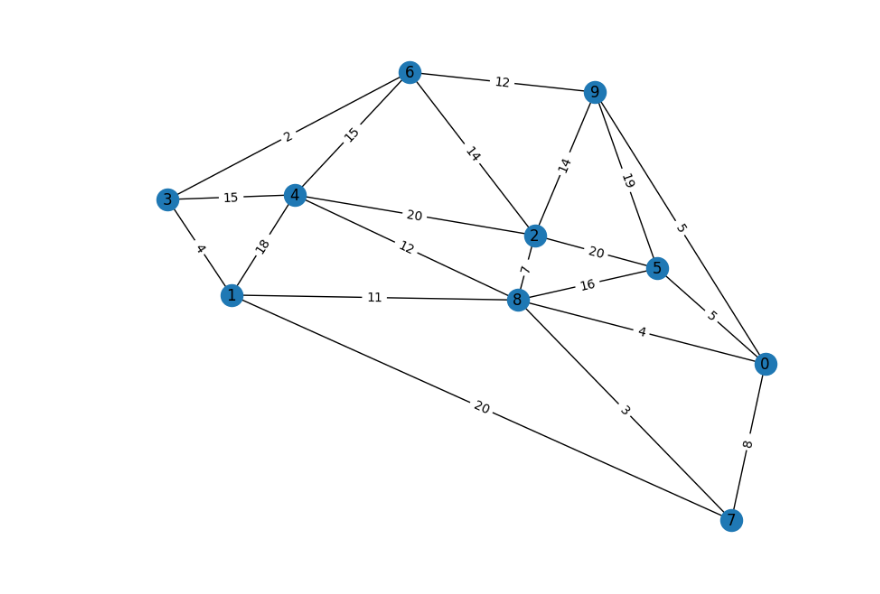
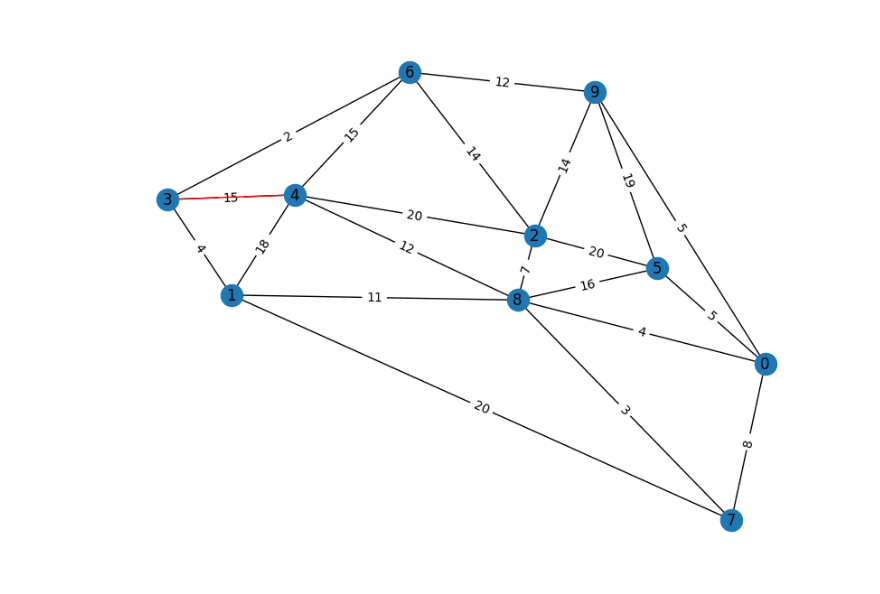
Before and after one commit to AlecTraas/computational-geo-lab, a Jupyter notebook: Colab/Kai/dijkstra.ipynb, the cells around one changed output. Saved outputs shown, nothing was run; the diff lists cells and outputs as text; code cells hidden in the pictures.

```diff
--- a/Colab/Kai/dijkstra.ipynb
+++ b/Colab/Kai/dijkstra.ipynb
@@ -9,7 +9,7 @@ import networkx as nx
 def get_edge_n(G,i):
   return list(nx.get_edge_attributes(G,'weight').values())[i]
 # %%
-def draw_edge(G,t,c):
+def draw_edge(t,c):
     nx.draw_networkx_edges(G, pos, edgelist=[t], edge_color=c)
 # %%
 def path_gen(G,sp,ep):
@@ -44,8 +44,9 @@ path_edges = path_gen(G,3,5)
 # %%
 plt.figure(figsize=(8, 6))
 pos = {i: points[i] for i in range(len(points))}
 nx.draw(G, pos, with_labels=True, node_size=300)
 nx.draw_networkx_edge_labels(G, pos, edge_labels={(u, v): d['weight'] for u, v, d in G.edges(data=True)})
+draw_edge((3,4),'red')
 plt.show()
 # %% [output]
-[figure, old version]
+[figure, new version]
```
Also changed, not shown: parts of 1 cell of this notebook.
